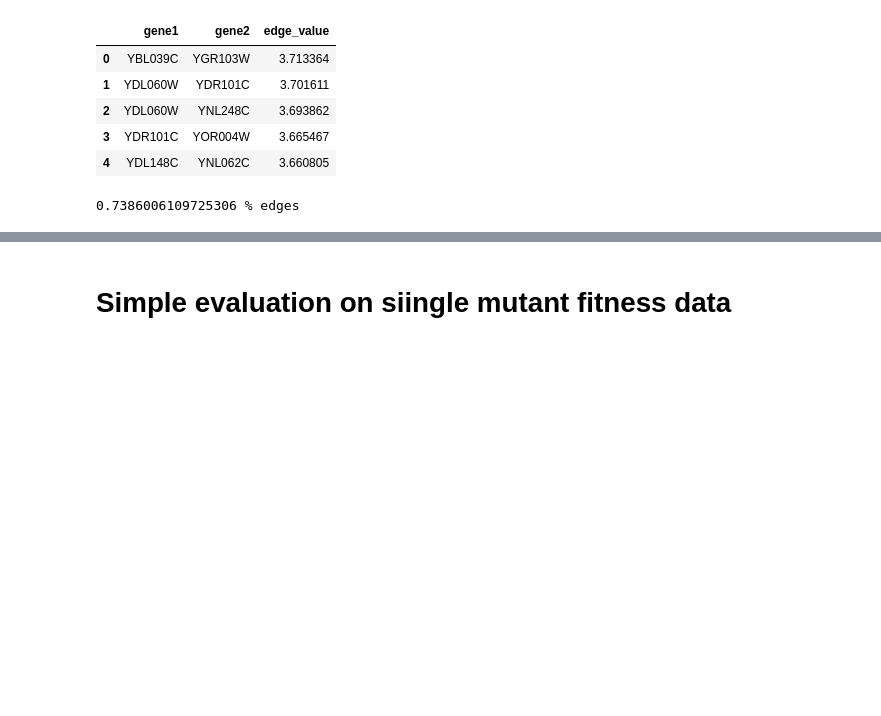
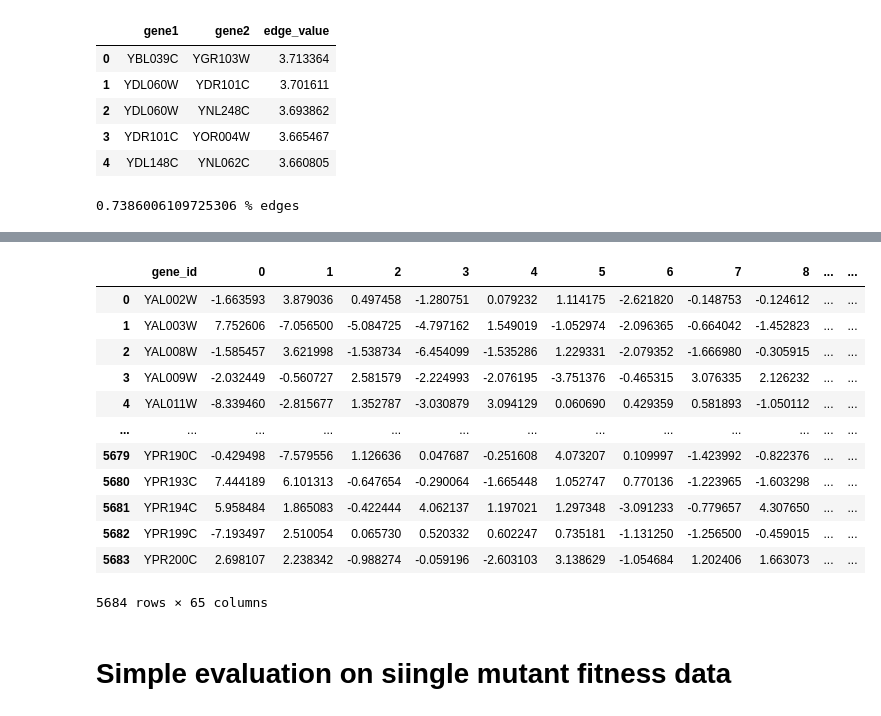
Before and after one commit to lesves/yeast-embeddings, a Jupyter notebook: ForSysGen.ipynb, the cells around one changed output, grey strips where cells are left out. Saved outputs shown, nothing was run; the diff lists cells and outputs as text; code cells hidden in the pictures; blank space fills up the shorter version.

```diff
--- a/ForSysGen.ipynb
+++ b/ForSysGen.ipynb
@@ -219,3 +266,22 @@ seq2 = yeastnet_embeddings.merge(seq_feats, right_on='gene_id', left_index=True)
+# %%
+dims = 64
+emb_full_pca = pd.DataFrame(PCA(n_components=dims).fit_transform(yeast_emb_full.iloc[:,1:]), index=yeast_emb_full.gene_id).reset_index()
+emb_full_pca.columns = emb_full_pca.columns.astype(str)
+emb_full_pca
+# %% [output]
+|  | gene_id | 0 | 1 | 2 | 3 | 4 | 5 | 6 | 7 | 8 | ... | ... |
+| 0 | YAL002W | -1.663593 | 3.879036 | 0.497458 | -1.280751 | 0.079232 | 1.114175 | -2.621820 | -0.148753 | -0.124612 | ... | ... |
+| 1 | YAL003W | 7.752606 | -7.056500 | -5.084725 | -4.797162 | 1.549019 | -1.052974 | -2.096365 | -0.664042 | -1.452823 | ... | ... |
+| 2 | YAL008W | -1.585457 | 3.621998 | -1.538734 | -6.454099 | -1.535286 | 1.229331 | -2.079352 | -1.666980 | -0.305915 | ... | ... |
+| 3 | YAL009W | -2.032449 | -0.560727 | 2.581579 | -2.224993 | -2.076195 | -3.751376 | -0.465315 | 3.076335 | 2.126232 | ... | ... |
+| 4 | YAL011W | -8.339460 | -2.815677 | 1.352787 | -3.030879 | 3.094129 | 0.060690 | 0.429359 | 0.581893 | -1.050112 | ... | ... |
+| ... | ... | ... | ... | ... | ... | ... | ... | ... | ... | ... | ... | ... |
+| 5679 | YPR190C | -0.429498 | -7.579556 | 1.126636 | 0.047687 | -0.251608 | 4.073207 | 0.109997 | -1.423992 | -0.822376 | ... | ... |
+| 5680 | YPR193C | 7.444189 | 6.101313 | -0.647654 | -0.290064 | -1.665448 | 1.052747 | 0.770136 | -1.223965 | -1.603298 | ... | ... |
+| 5681 | YPR194C | 5.958484 | 1.865083 | -0.422444 | 4.062137 | 1.197021 | 1.297348 | -3.091233 | -0.779657 | 4.307650 | ... | ... |
+| 5682 | YPR199C | -7.193497 | 2.510054 | 0.065730 | 0.520332 | 0.602247 | 0.735181 | -1.131250 | -1.256500 | -0.459015 | ... | ... |
+| 5683 | YPR200C | 2.698107 | 2.238342 | -0.988274 | -0.059196 | -2.603103 | 3.138629 | -1.054684 | 1.202406 | 1.663073 | ... | ... |
+5684 rows × 65 columns
 # %% [markdown]
 # Simple evaluation on siingle mutant fitness data
 # %%
```
Also changed, not shown: parts of 9 cells of this notebook.
